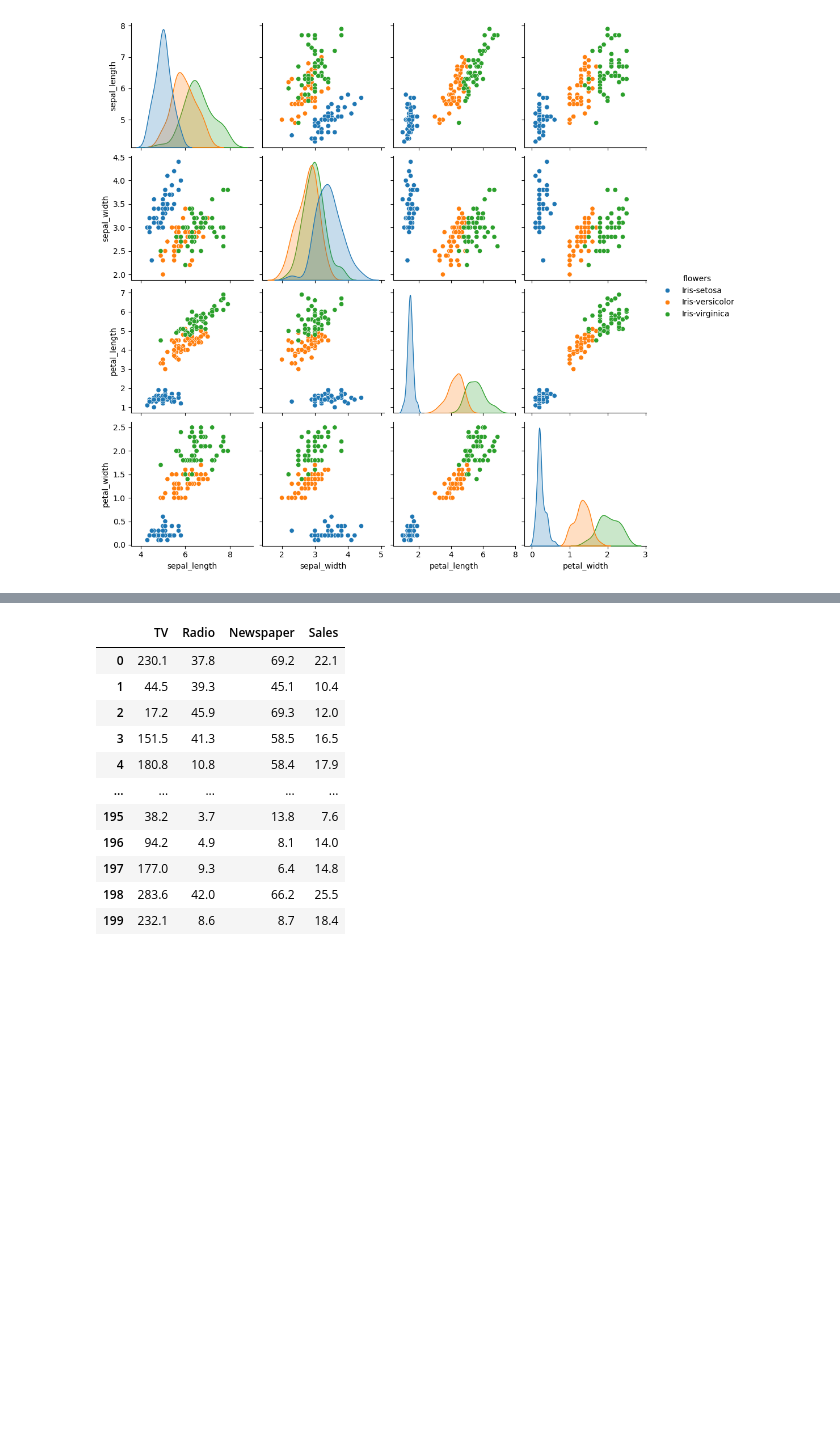
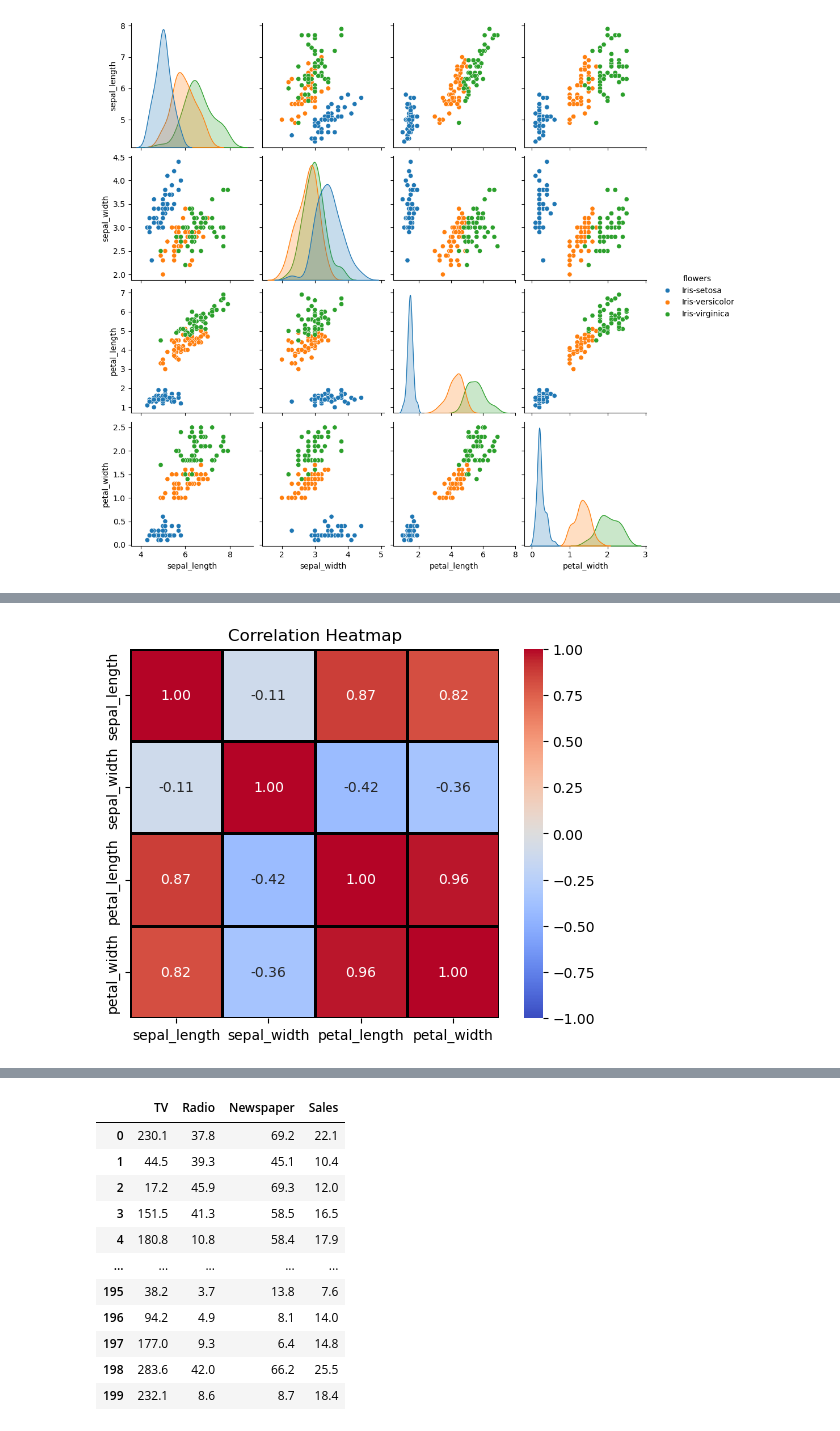
Before and after one commit to Armaan-16/AI-ML-Learnings, a Jupyter notebook: 5-seaborn.ipynb, the cells around one changed output, grey strips where cells are left out. Saved outputs shown, nothing was run; the diff lists cells and outputs as text; code cells hidden in the pictures; blank space fills up the shorter version.

```diff
--- a/5-seaborn.ipynb
+++ b/5-seaborn.ipynb
@@ -376,3 +375,33 @@ NameError: name 'c' is not defined
+# %%
+# Heatmap:
+# A graphical representation of data where values are represented
+# using colors. It is commonly used to visualize correlation matrices,
+# frequencies, and numerical relationships between variables.
+
+# Step 1: Create Correlation Matrix
+c = iris.drop('flowers', axis=1).corr()
+
+# Step 2: Draw Heatmap
+
+sns.heatmap(
+    c,                      # Data to visualize
+    annot=True,             # Display values inside cells
+    fmt='.2f',              # Show values up to 2 decimal places
+    cmap='coolwarm',        # Color scheme
+    linewidths=1,           # Width of lines between cells
+    linecolor='black',      # Color of cell borders
+    square=True,            # Makes cells square-shaped
+    cbar=True,              # Show color scale bar
+    vmin=-1,                # Minimum value of color scale
+    vmax=1,                 # Maximum value of color scale
+    center=0,               # Center color scale at 0
+    annot_kws={'size':10}   # Font size of annotations
+)
+
+plt.title('Correlation Heatmap')
+plt.show()
+# %% [output]
+[figure, added]
 # %%
 sns.heatmap(c,annot=True,cmap='Blues')
 plt.show()
```
Also changed, not shown: parts of 10 cells of this notebook.
